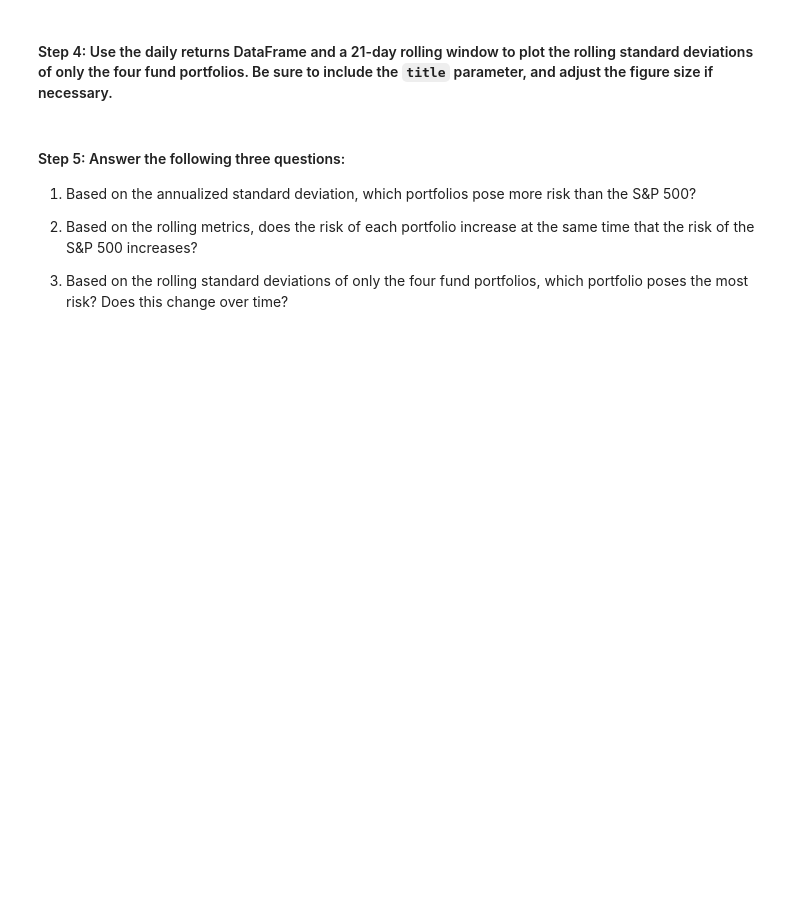
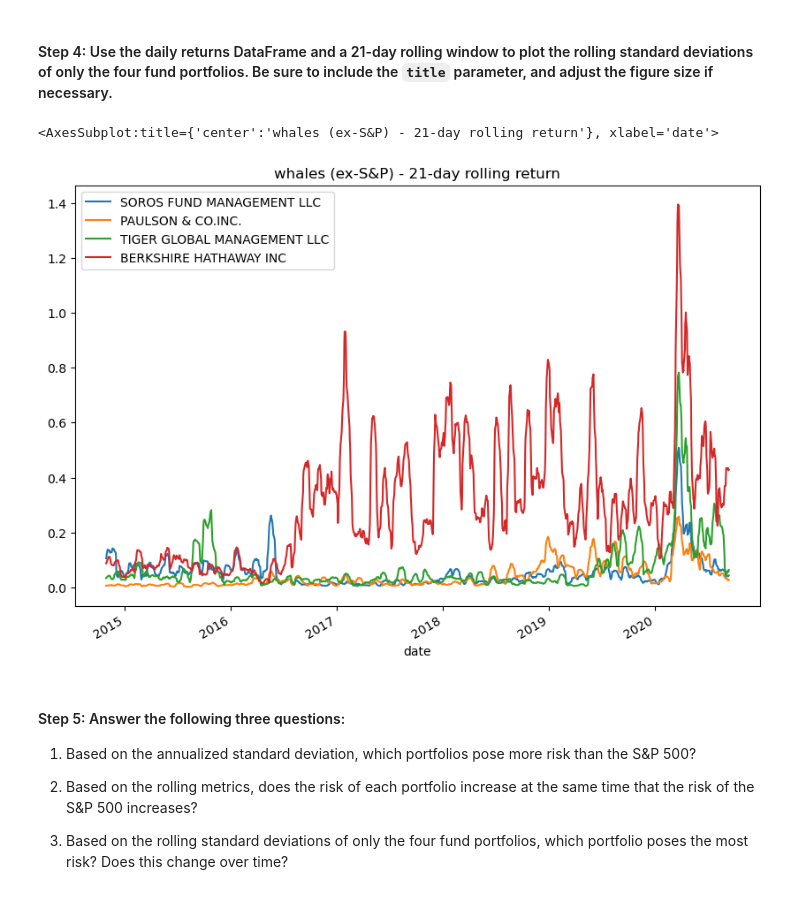
Before and after one commit to mbelld/Module-4-Challenge, a Jupyter notebook: risk_return_analysis.ipynb, the cells around one changed output. Cells and saved outputs as stored; diff of their text form; code cells hidden in the pictures; blank space fills up the shorter version.

```diff
--- a/risk_return_analysis.ipynb
+++ b/risk_return_analysis.ipynb
@@ -285,7 +271,15 @@ daily_returns.rolling(window=21).std()
 # %%
 # Using the daily return data and a 21-day rolling window, plot the rolling standard deviation of just the 4 portfolios.
 # Include a title parameter and adjust the figure size
 # YOUR CODE HERE
+
+
+plot_whales = whales_funds_only.rolling(window=21).std()
+
+plot_whales.plot(figsize=(10,7), title='whales (ex-S&P) - 21-day rolling return')
+# %% [output]
+<AxesSubplot:title={'center':'whales (ex-S&P) - 21-day rolling return'}, xlabel='date'>
+[figure, added]
 # %% [markdown]
 #### Step 5: Answer the following three questions:
 
```
Also changed, not shown: parts of 27 cells of this notebook.
